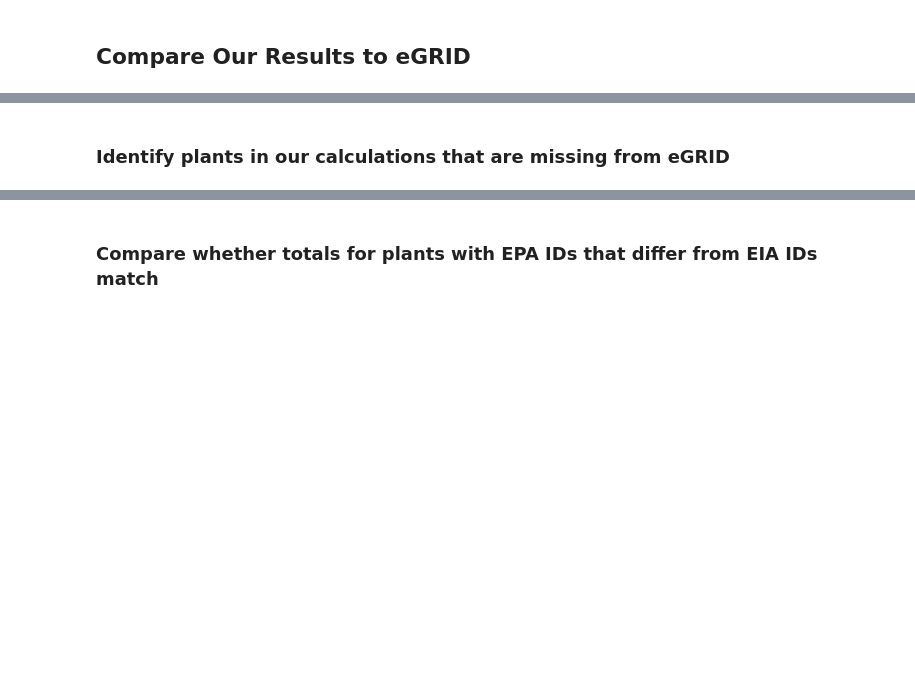
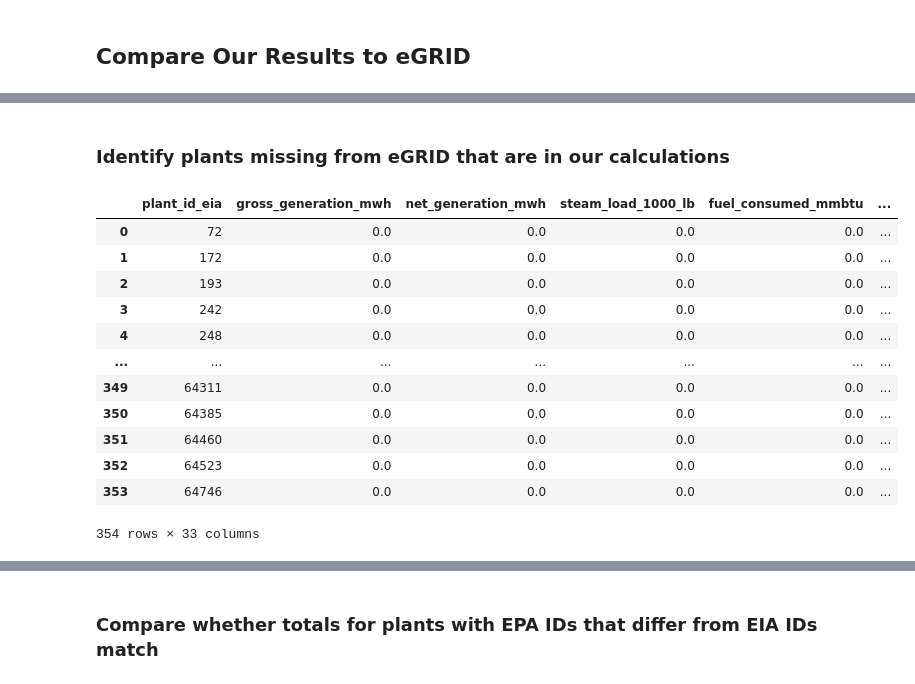
Before and after one commit to singularity-energy/open-grid-emissions, a Jupyter notebook: notebooks/validate_vs_egrid.ipynb, the cells around one changed output, grey strips where cells are left out. Drawn from its saved outputs; the diff is of its cells as text; code cells hidden in the pictures; blank space fills up the shorter version.

```diff
--- a/notebooks/validate_vs_egrid.ipynb
+++ b/notebooks/validate_vs_egrid.ipynb
@@ -64,12 +62,26 @@ missing_from_calc.merge(generators_eia860.groupby('plant_id_eia')['retirement_da
 # %% [markdown]
-### Identify plants in our calculations that are missing from eGRID
+### Identify plants missing from eGRID that are in our calculations
 # %%
 # Which plants are in our calculations, but are missing from eGRID?
-plants_not_in_egrid = list(set(plant_annual_total['plant_id_egrid'].unique()) - set(egrid_plant['plant_id_egrid'].unique()))
+PLANTS_MISSING_FROM_EGRID = list(set(annual_plant_results['plant_id_egrid'].unique()) - set(egrid_plant['plant_id_egrid'].unique()))
 
 plant_names = load_data.load_pudl_table('plants_entity_eia')[['plant_id_eia','plant_name_eia','sector_name_eia']]
-missing_from_egrid = plant_annual_total[plant_annual_total['plant_id_egrid'].isin(plants_not_in_egrid)].merge(plant_names, how='left', on='plant_id_eia')
+missing_from_egrid = annual_plant_results[annual_plant_results['plant_id_egrid'].isin(PLANTS_MISSING_FROM_EGRID)].merge(plant_names, how='left', on='plant_id_eia')
 
 missing_from_egrid
+# %% [output]
+|  | plant_id_eia | gross_generation_mwh | net_generation_mwh | steam_load_1000_lb | fuel_consumed_mmbtu | ... |
+| 0 | 72 | 0.0 | 0.0 | 0.0 | 0.0 | ... |
+| 1 | 172 | 0.0 | 0.0 | 0.0 | 0.0 | ... |
+| 2 | 193 | 0.0 | 0.0 | 0.0 | 0.0 | ... |
+| 3 | 242 | 0.0 | 0.0 | 0.0 | 0.0 | ... |
+| 4 | 248 | 0.0 | 0.0 | 0.0 | 0.0 | ... |
+| ... | ... | ... | ... | ... | ... | ... |
+| 349 | 64311 | 0.0 | 0.0 | 0.0 | 0.0 | ... |
+| 350 | 64385 | 0.0 | 0.0 | 0.0 | 0.0 | ... |
+| 351 | 64460 | 0.0 | 0.0 | 0.0 | 0.0 | ... |
+| 352 | 64523 | 0.0 | 0.0 | 0.0 | 0.0 | ... |
+| 353 | 64746 | 0.0 | 0.0 | 0.0 | 0.0 | ... |
+354 rows × 33 columns
 # %%
 # how many of the plants missing from egrid have non-zero data
```
Also changed, not shown: parts of 21 cells of this notebook, 3 other files.
